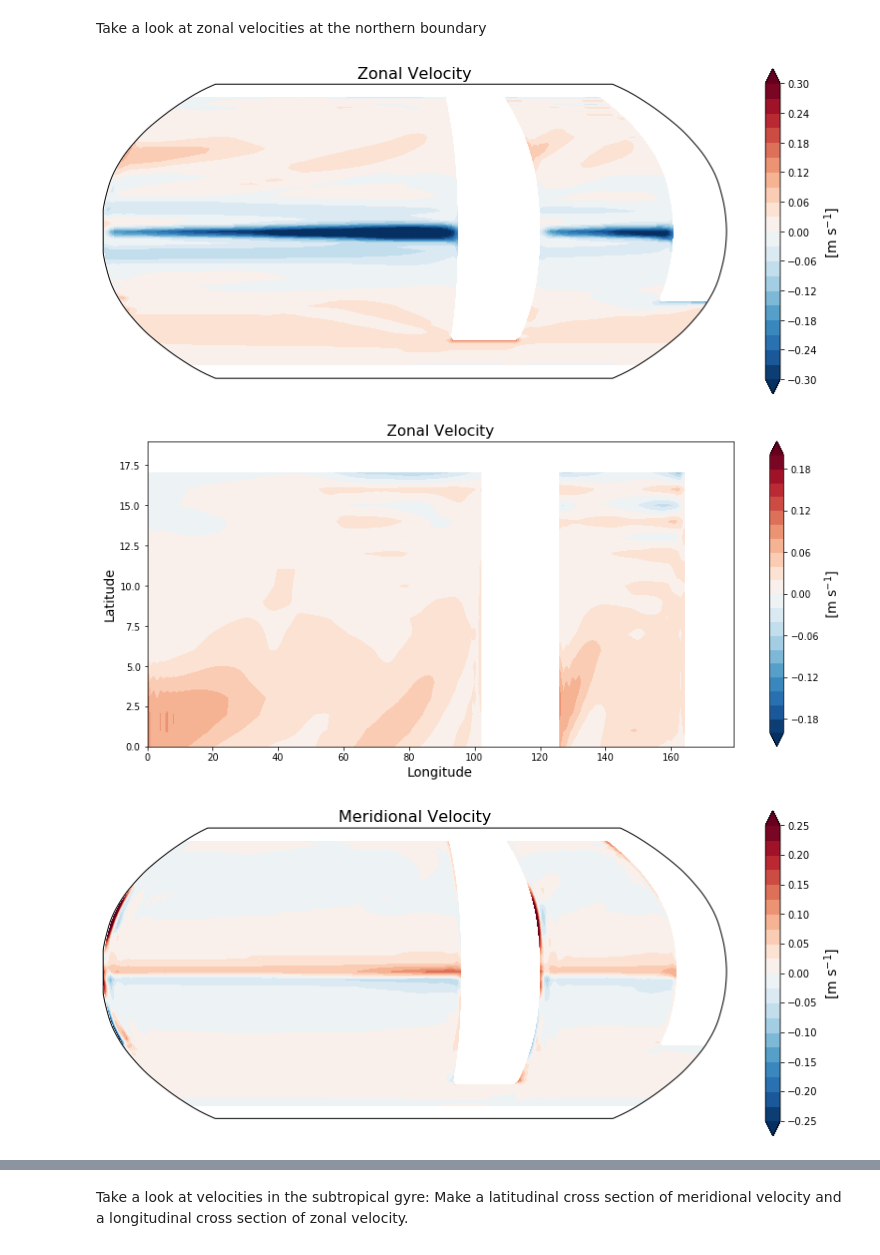
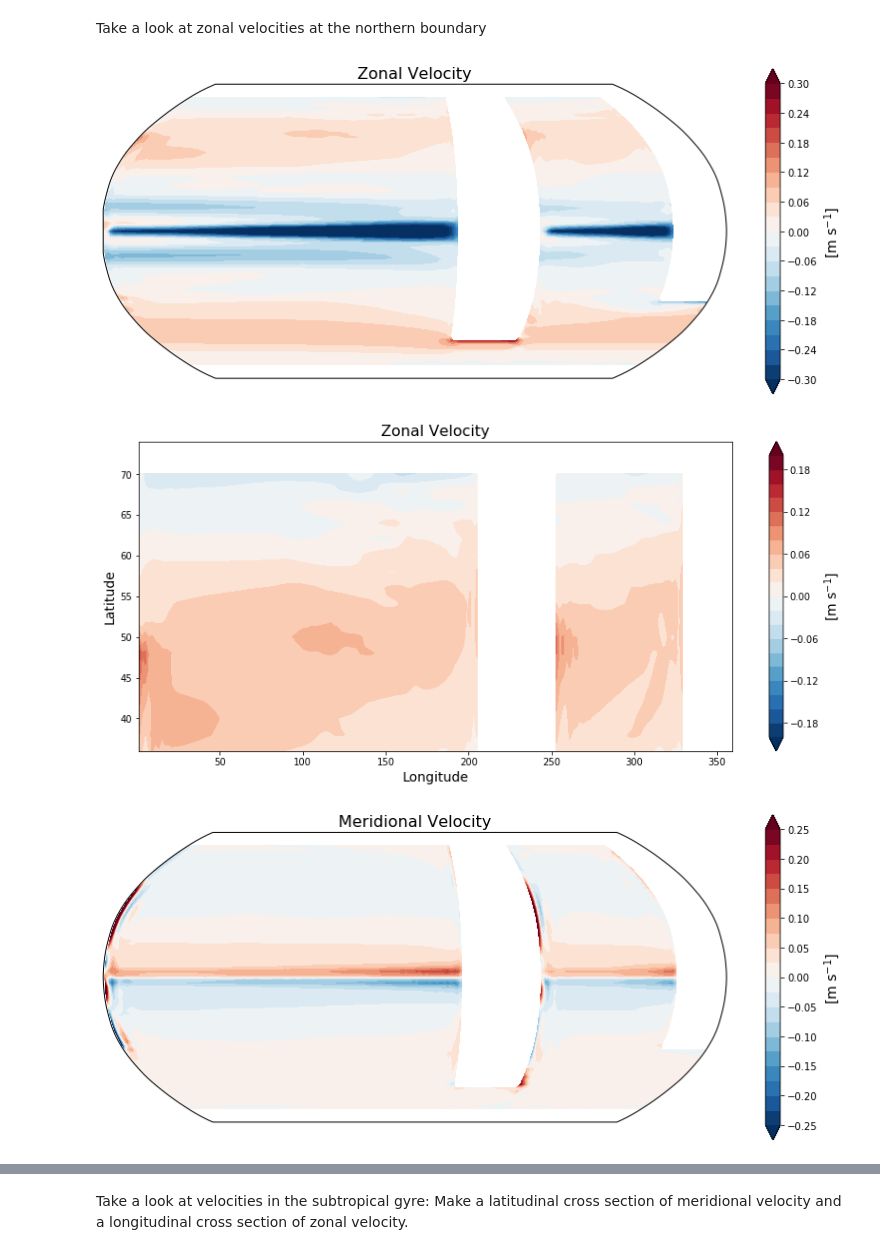
Before and after one commit to s-ragen/AQUA_CODE, a Jupyter notebook: diag_check.ipynb, the cells around one changed output, grey strips where cells are left out. Drawn from its saved outputs; the diff is of its cells as text; code cells hidden in the pictures.

```diff
--- a/diag_check.ipynb
+++ b/diag_check.ipynb
@@ -15,12 +15,15 @@ import xgcm
 case = 'Straight Coast'
 
 # path to ocean_annual file
-path_year = '/data/sragen/aquaplanet/MASTERS/straight_coast/run/DATA/30yr_KH/26500101.ocean_annual.nc'
+path_year = '/data/sragen/aquaplanet/MASTERS/straight_coast/run/DATA/const_100yr/19000101.ocean_annual.nc'
 dy = xr.open_dataset(path_year, decode_times=True)
 
 # path to ocean_month file
-path_month = '/data/sragen/aquaplanet/MASTERS/straight_coast/run/DATA/30yr_KH/26500101.ocean_month.nc'
+path_month = '/data/sragen/aquaplanet/MASTERS/straight_coast/run/DATA/const_100yr/19000101.ocean_month.nc'
 dm = xr.open_dataset(path_month, decode_times=True)
+
+# path to save figures
+fig_path = 'const_100yr/FIGURES/'
 
 #=================================================
 # Ignore runtime warnings: mean of empty slice
@@ -129,42 +135,50 @@ b = np.linspace(-0.3, 0.3, 21, endpoint=True)
 t = np.linspace(-0.3, 0.3, 11, endpoint=True)
 fig = plt.figure(figsize=(14, 6))
 ax = fig.add_subplot(1, 1, 1, projection=ccrs.Robinson(central_longitude=180.0))
-plt.contourf(dy['xh'], dy['yh'], dm['uo'].isel(zl=0).mean(dim='time'), b, cmap='RdBu_r', extend='both',  transform=ccrs.PlateCarree())
+plt.contourf(dm['xh'], dm['yh'], dm['uo'].isel(zl=0).mean(dim='time'),
+             b, cmap='RdBu_r', extend='both',  transform=ccrs.PlateCarree())
 cbar = plt.colorbar(ticks=t, boundaries=t, spacing='uniform', extend='both')
 cbar.ax.set_ylabel('[m s$^{-1}$]', fontsize=14)
 plt.ylabel('Latitude', fontsize=14), plt.xlabel('Longitude', fontsize=14)
 plt.title('Zonal Velocity', fontsize=16)
+plt.savefig(fig_path+'Uo.png')
 plt.show()
 
 b = np.linspace(-0.2, 0.2, 21, endpoint=True)
 fig = plt.figure(figsize=(14, 6))
-plt.contourf(dm['uo'].sel(yh=slice(35, 75)).isel(zl=0).mean(dim='time'), b, cmap='RdBu_r', extend='both')
+plt.contourf(dm['xh'], dm['yh'].sel(yh=slice(35,75)),
+             dm['uo'].sel(yh=slice(35, 75)).isel(zl=0).mean(dim='time'), b, cmap='RdBu_r', extend='both')
 cbar = plt.colorbar(ticks=t, boundaries=t, spacing='uniform', extend='both')
 cbar.ax.set_ylabel('[m s$^{-1}$]', fontsize=14)
 plt.ylabel('Latitude', fontsize=14), plt.xlabel('Longitude', fontsize=14)
 plt.title('Zonal Velocity', fontsize=16)
+plt.savefig(fig_path+'Uo_north.png')
 plt.show()
 
 b = np.linspace(-0.25, 0.25, 21, endpoint=True)
 t = np.linspace(-0.25, 0.25, 11, endpoint=True)
 fig = plt.figure(figsize=(14, 6))
 ax = fig.add_subplot(1, 1, 1, projection=ccrs.Robinson(central_longitude=180.0))
-plt.contourf(dy['xh'], dy['yh'], dm['vo'].isel(zl=0).mean(dim='time'), b, cmap='RdBu_r', extend='both',  transform=ccrs.PlateCarree())
+plt.contourf(dm['xh'], dm['yq'], dm['vo'].isel(zl=0).mean(dim='time'),
+             b, cmap='RdBu_r', extend='both',  transform=ccrs.PlateCarree())
 cbar = plt.colorbar(ticks=t, boundaries=t, spacing='uniform', extend='both')
 cbar.ax.set_ylabel('[m s$^{-1}$]', fontsize=14)
 plt.ylabel('Latitude', fontsize=14), plt.xlabel('Longitude', fontsize=14)
 plt.title('Meridional Velocity', fontsize=16)
+plt.savefig(fig_path+'Vo.png')
 plt.show()
 
 b = np.linspace(-0.1, 0.1, 21, endpoint=True)
 fig = plt.figure(figsize=(14, 6))
-plt.contourf(dm['vo'].sel(yq=slice(35, 75)).isel(zl=0).mean(dim='time'), b, cmap='RdBu_r', extend='both')
+plt.contourf(dm['xh'], dm['yq'].sel(yq=slice(35, 75)),
+             dm['vo'].sel(yq=slice(35, 75)).isel(zl=0).mean(dim='time'), b, cmap='RdBu_r', extend='both')
 cbar = plt.colorbar(ticks=t, boundaries=t, spacing='uniform', extend='both')
 cbar.ax.set_ylabel('[m s$^{-1}$]', fontsize=14)
 plt.ylabel('Latitude', fontsize=14), plt.xlabel('Longitude', fontsize=14)
 plt.title('Meridional Velocity', fontsize=16)
+plt.savefig(fig_path+'Vo_north.png')
 plt.show()
 # %% [output]
-[figure, old version]
+[figure, new version]
-[figure, old version]
+[figure, new version]
-[figure, old version]
+[figure, new version]
```
Also changed, not shown: parts of 8 cells of this notebook, 3 other files.
